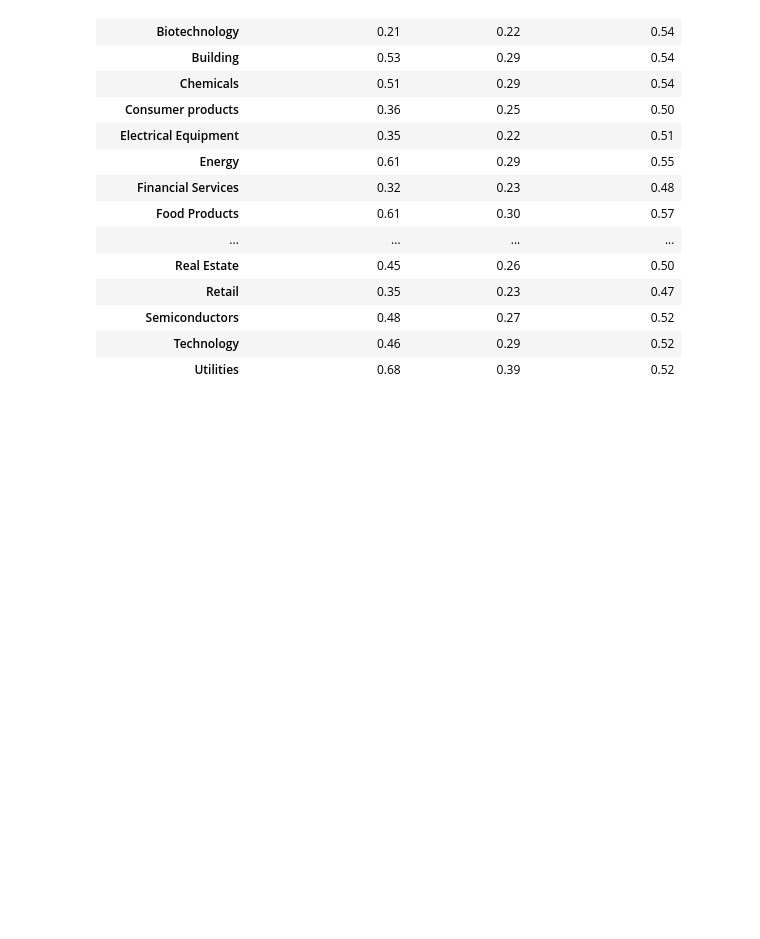
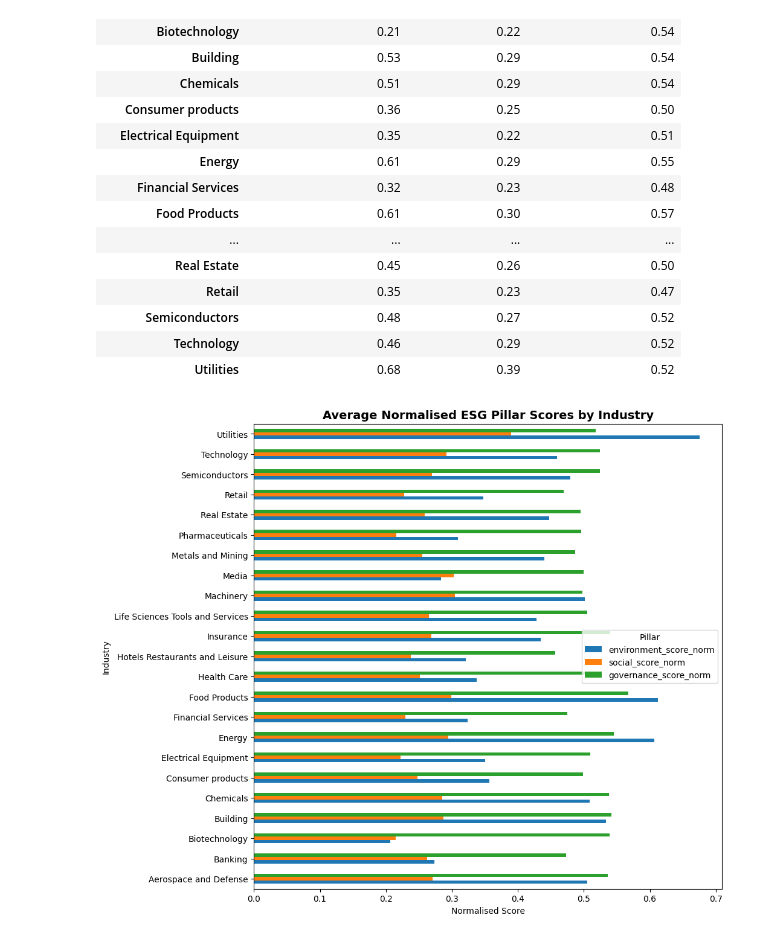
Before and after one commit to ColmHH/esg_corporate_analysis, a Jupyter notebook: jupyter_notebooks/esg_corporate_analysis_visualisation.ipynb, the cells around one changed output. Saved outputs shown, nothing was run; the diff lists cells and outputs as text; code cells hidden in the pictures; blank space fills up the shorter version.

Commit message:
Create bar plot for industry pillar scores

```diff
--- a/jupyter_notebooks/esg_corporate_analysis_visualisation.ipynb
+++ b/jupyter_notebooks/esg_corporate_analysis_visualisation.ipynb
@@ -175,3 +176,12 @@ industry_pillar_avg.round(2)
 | Semiconductors | 0.48 | 0.27 | 0.52 |
 | Technology | 0.46 | 0.29 | 0.52 |
 | Utilities | 0.68 | 0.39 | 0.52 |
+# %%
+industry_pillar_avg.plot(kind="barh", figsize=(10, 10))
+plt.title("Average Normalised ESG Pillar Scores by Industry", fontsize=14, fontweight="bold")
+plt.xlabel("Normalised Score")
+plt.ylabel("Industry")
+plt.legend(title="Pillar")
+plt.show()
+# %% [output]
+[figure, added]
```
Also changed, not shown: parts of 2 cells of this notebook.
